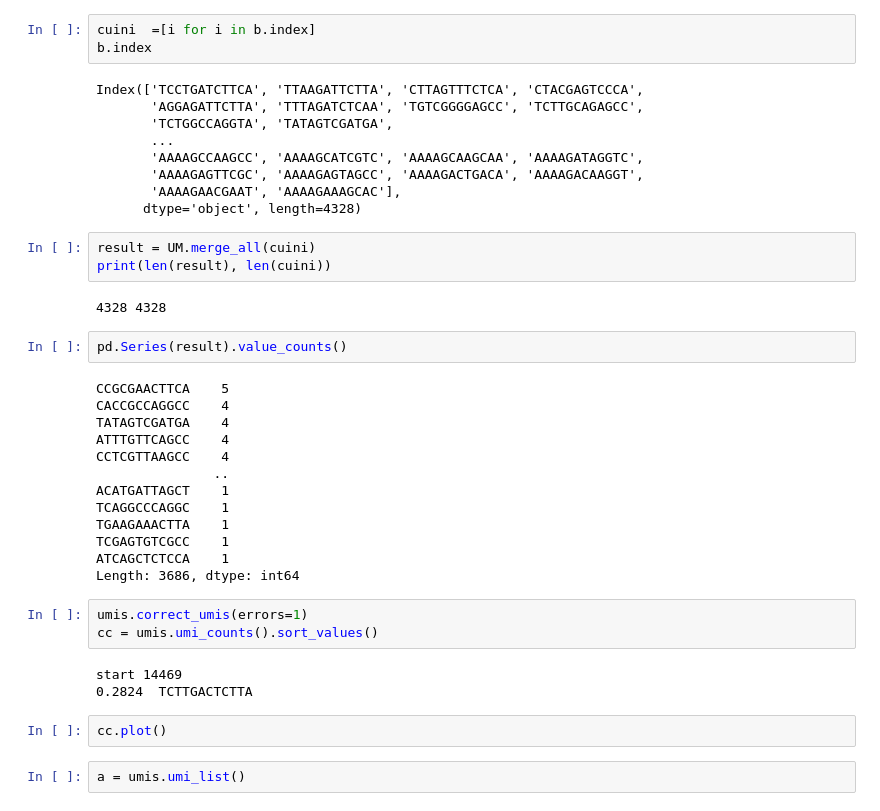
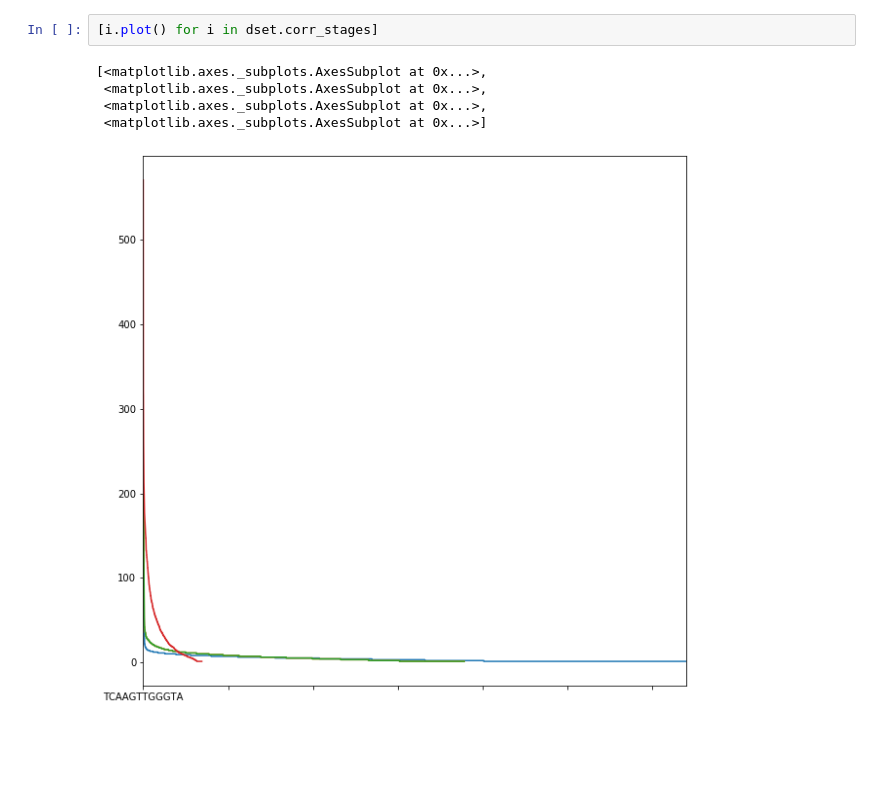
Before and after one commit to tzeitim/ogtk, a Jupyter notebook: sandbox.ipynb, the cells around one changed output. Saved outputs shown, nothing was run; the diff lists cells and outputs as text; blank space fills up the shorter version.

```diff
--- a/sandbox.ipynb
+++ b/sandbox.ipynb
@@ -64,42 +109,8 @@ qq = UM.merge_all(seqs)
 # %%
-cuini  =[i for i in b.index]
-b.index
+[i.plot() for i in dset.corr_stages]
 # %% [output]
-Index(['TCCTGATCTTCA', 'TTAAGATTCTTA', 'CTTAGTTTCTCA', 'CTACGAGTCCCA',
-       'AGGAGATTCTTA', 'TTTAGATCTCAA', 'TGTCGGGGAGCC', 'TCTTGCAGAGCC',
-       'TCTGGCCAGGTA', 'TATAGTCGATGA',
-       ...
-       'AAAAGCCAAGCC', 'AAAAGCATCGTC', 'AAAAGCAAGCAA', 'AAAAGATAGGTC',
-       'AAAAGAGTTCGC', 'AAAAGAGTAGCC', 'AAAAGACTGACA', 'AAAAGACAAGGT',
-       'AAAAGAACGAAT', 'AAAAGAAAGCAC'],
-      dtype='object', length=4328)
+[<matplotlib.axes._subplots.AxesSubplot at 0x...>,
+ <matplotlib.axes._subplots.AxesSubplot at 0x...>,
+ <matplotlib.axes._subplots.AxesSubplot at 0x...>,
+ <matplotlib.axes._subplots.AxesSubplot at 0x...>]
+[figure, added]
-# %%
-result = UM.merge_all(cuini)
-print(len(result), len(cuini))
-# %% [output]
-4328 4328
-# %%
-pd.Series(result).value_counts()
-# %% [output]
-CCGCGAACTTCA    5
-CACCGCCAGGCC    4
-TATAGTCGATGA    4
-ATTTGTTCAGCC    4
-CCTCGTTAAGCC    4
-               ..
-ACATGATTAGCT    1
-TCAGGCCCAGGC    1
-TGAAGAAACTTA    1
-TCGAGTGTCGCC    1
-ATCAGCTCTCCA    1
-Length: 3686, dtype: int64
-# %%
-umis.correct_umis(errors=1)
-cc = umis.umi_counts().sort_values()
-# %% [output]
-start 14469
-0.2824  TCTTGACTCTTA
-# %%
-cc.plot()
-# %%
-a = umis.umi_list()
```
Also changed, not shown: parts of 23 cells of this notebook, 2 other files.
